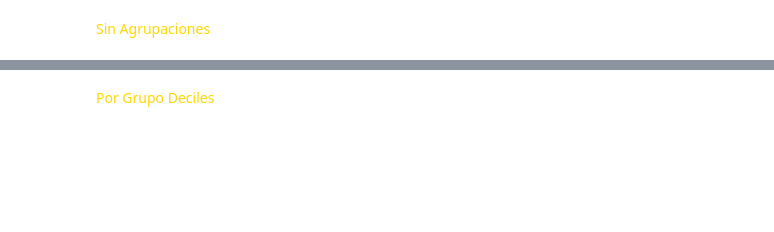
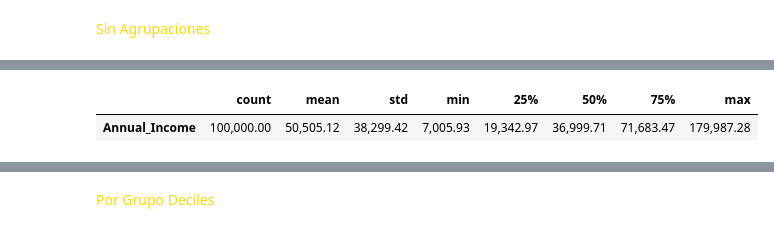
Before and after one commit to adoljc87/SCORE, a Jupyter notebook: notebooks/1_BIVARIATE_ANALYSIS/3_Annual_Income.ipynb, the cells around one changed output, grey strips where cells are left out. Cells and saved outputs as stored; diff of their text form; code cells hidden in the pictures; blank space fills up the shorter version.

```diff
--- a/notebooks/1_BIVARIATE_ANALYSIS/3_Annual_Income.ipynb
+++ b/notebooks/1_BIVARIATE_ANALYSIS/3_Annual_Income.ipynb
@@ -335,0 +198,8 @@ Maximum Likelihood optimization failed to converge. Check mle_retvals
+# %%
+# para no generar problemas numéricos debe escalarse esta variable.
+# se opta por normalizar la variable:
+
+g(df_[[x_variable]].describe()).transpose()
+# %% [output]
+|  | count | mean | std | min | 25% | 50% | 75% | max |
+| Annual_Income | 100,000.00 | 50,505.12 | 38,299.42 | 7,005.93 | 19,342.97 | 36,999.71 | 71,683.47 | 179,987.28 |
```
Also changed, not shown: parts of 41 cells of this notebook, 1 other file.
